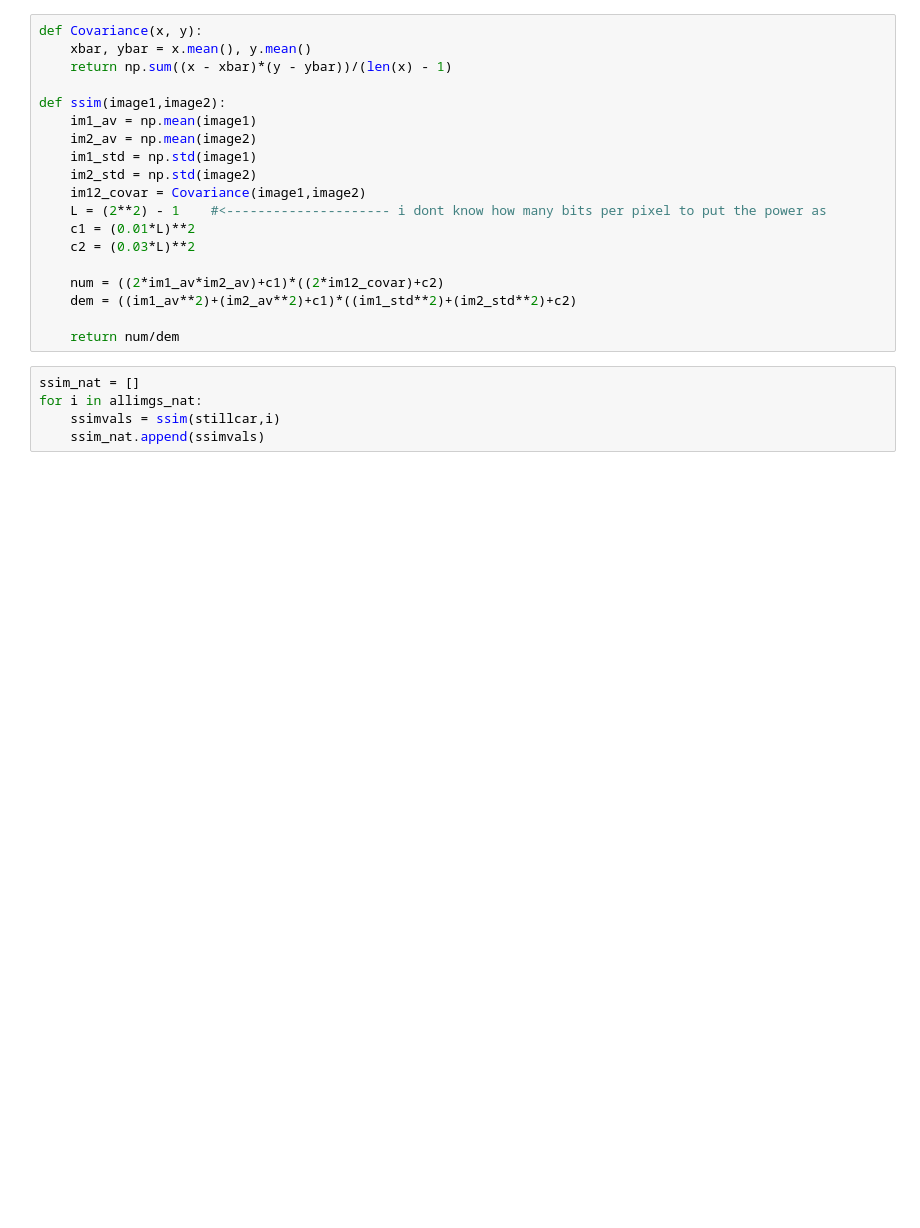
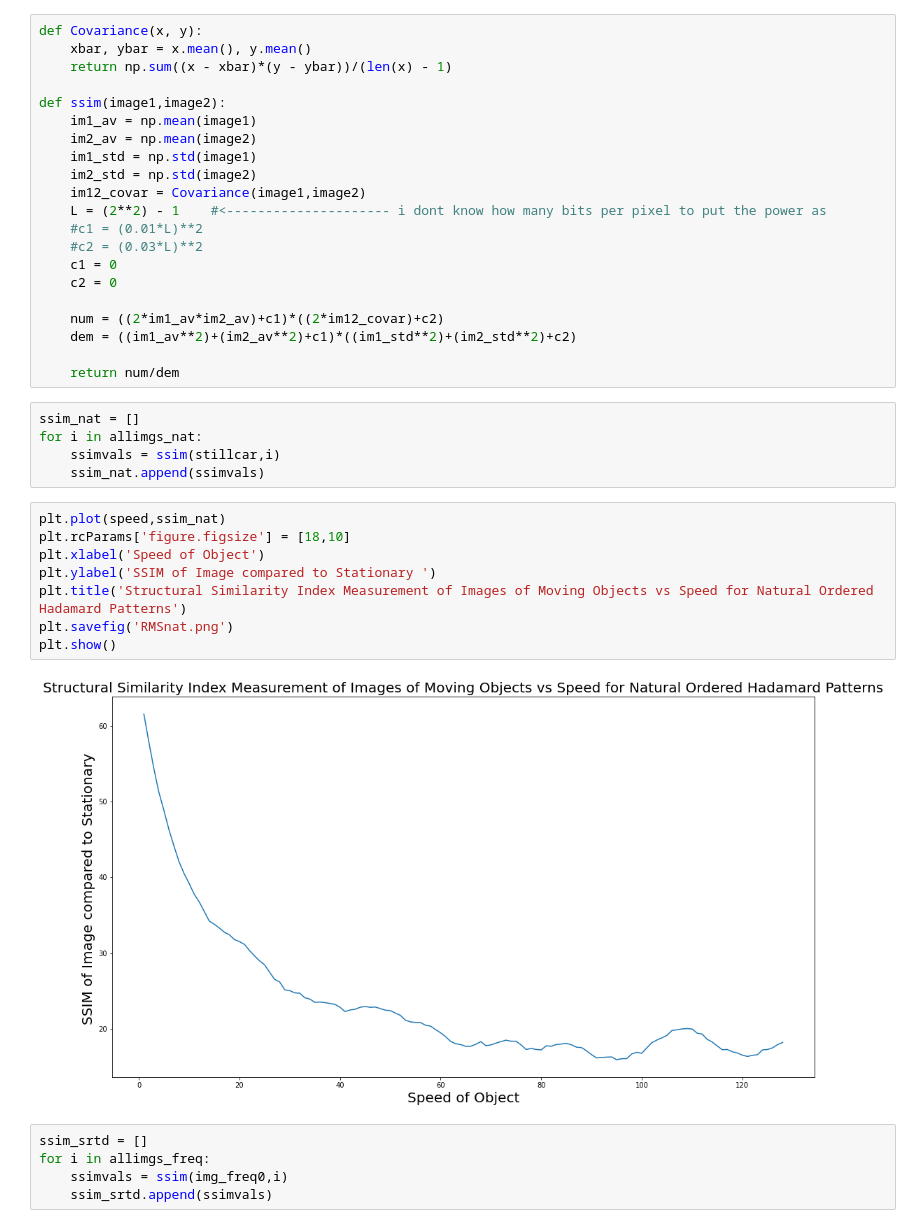
Before and after one commit to StevenJohnsonOptics/Single-Pixel-Imaging, a Jupyter notebook: RMS Graphs.ipynb, the cells around one changed output. Drawn from its saved outputs; the diff is of its cells as text; blank space fills up the shorter version.

Commit message:
Finished SSIM

```diff
--- a/RMS Graphs.ipynb
+++ b/RMS Graphs.ipynb
@@ -164,8 +164,10 @@ def ssim(image1,image2):
     im2_std = np.std(image2)
     im12_covar = Covariance(image1,image2)
     L = (2**2) - 1    #<--------------------- i dont know how many bits per pixel to put the power as
-    c1 = (0.01*L)**2
-    c2 = (0.03*L)**2
+    #c1 = (0.01*L)**2
+    #c2 = (0.03*L)**2
+    c1 = 0
+    c2 = 0
 
     num = ((2*im1_av*im2_av)+c1)*((2*im12_covar)+c2)
     dem = ((im1_av**2)+(im2_av**2)+c1)*((im1_std**2)+(im2_std**2)+c2)
@@ -176,3 +178,18 @@ ssim_nat = []
 for i in allimgs_nat:
     ssimvals = ssim(stillcar,i)
     ssim_nat.append(ssimvals)
+# %%
+plt.plot(speed,ssim_nat)
+plt.rcParams['figure.figsize'] = [18,10]
+plt.xlabel('Speed of Object')
+plt.ylabel('SSIM of Image compared to Stationary ')
+plt.title('Structural Similarity Index Measurement of Images of Moving Objects vs Speed for Natural Ordered Hadamard Patterns')
+plt.savefig('RMSnat.png')
+plt.show()
+# %% [output]
+[figure, added]
+# %%
+ssim_srtd = []
+for i in allimgs_freq:
+    ssimvals = ssim(img_freq0,i)
+    ssim_srtd.append(ssimvals)
```
Also changed, not shown: parts of 3 cells of this notebook.
